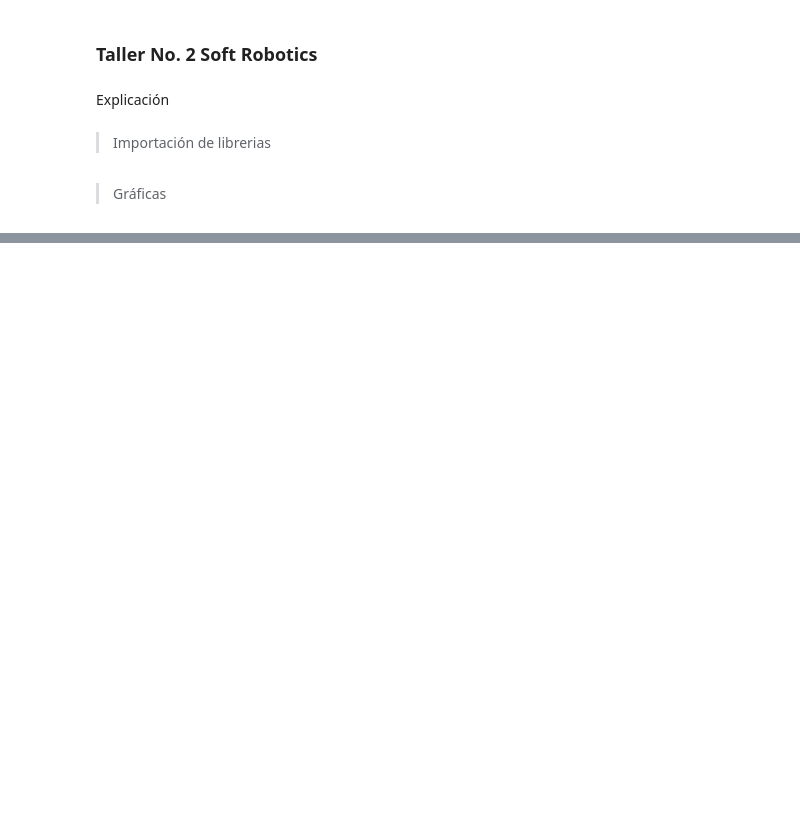
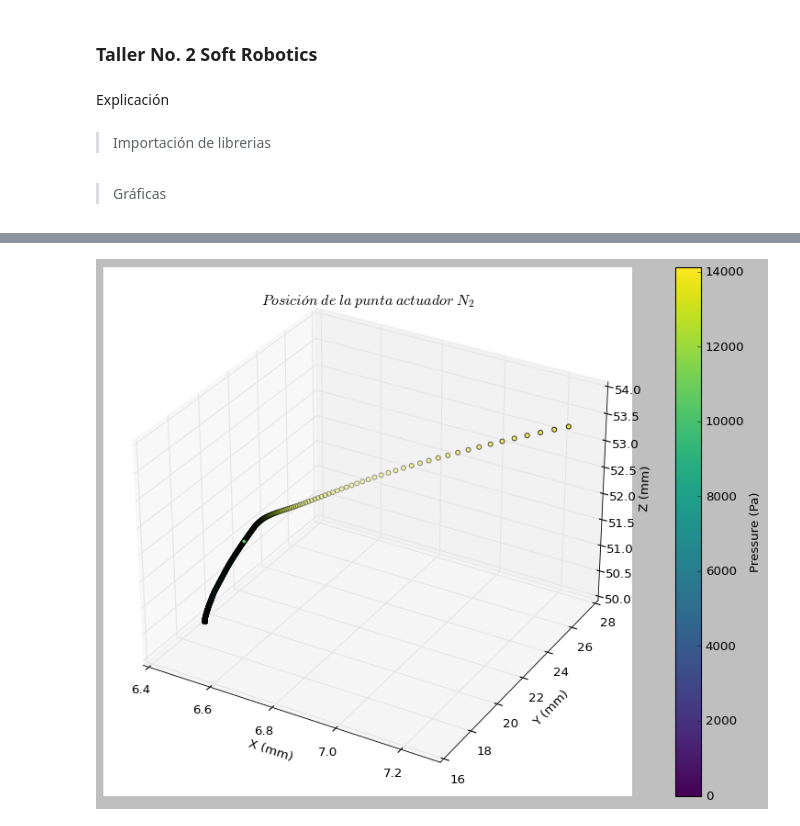
Before and after one commit to NSM20212/Soft-Robotics, a Jupyter notebook: Taller 2/graphs_sofa.ipynb, the cells around one changed output, grey strips where cells are left out. Drawn from its saved outputs; the diff is of its cells as text; code cells hidden in the pictures; blank space fills up the shorter version.

```diff
--- a/Taller 2/graphs_sofa.ipynb
+++ b/Taller 2/graphs_sofa.ipynb
@@ -63,0 +95,14 @@ plt.show()
+# %%
+fig = plt.figure(figsize=(15, 9))
+ax = fig.add_subplot(111, projection='3d')
+sc = ax.scatter(graphs2['x'], graphs2['y'], graphs2['z'], c=graphs2['Pressure'], cmap='viridis')
+ax.set_xlabel('X (mm)')
+ax.set_ylabel('Y (mm)')
+ax.set_zlabel('Z (mm)')
+ax.set_title(r'$Posición\; de\;la\;punta\;actuador\;N_{2}$')
+
+plt.colorbar(sc, label='Pressure (Pa)')
+
+plt.show()
+# %% [output]
+[figure, added]
```
Also changed, not shown: parts of 4 cells of this notebook, 11 other files.
